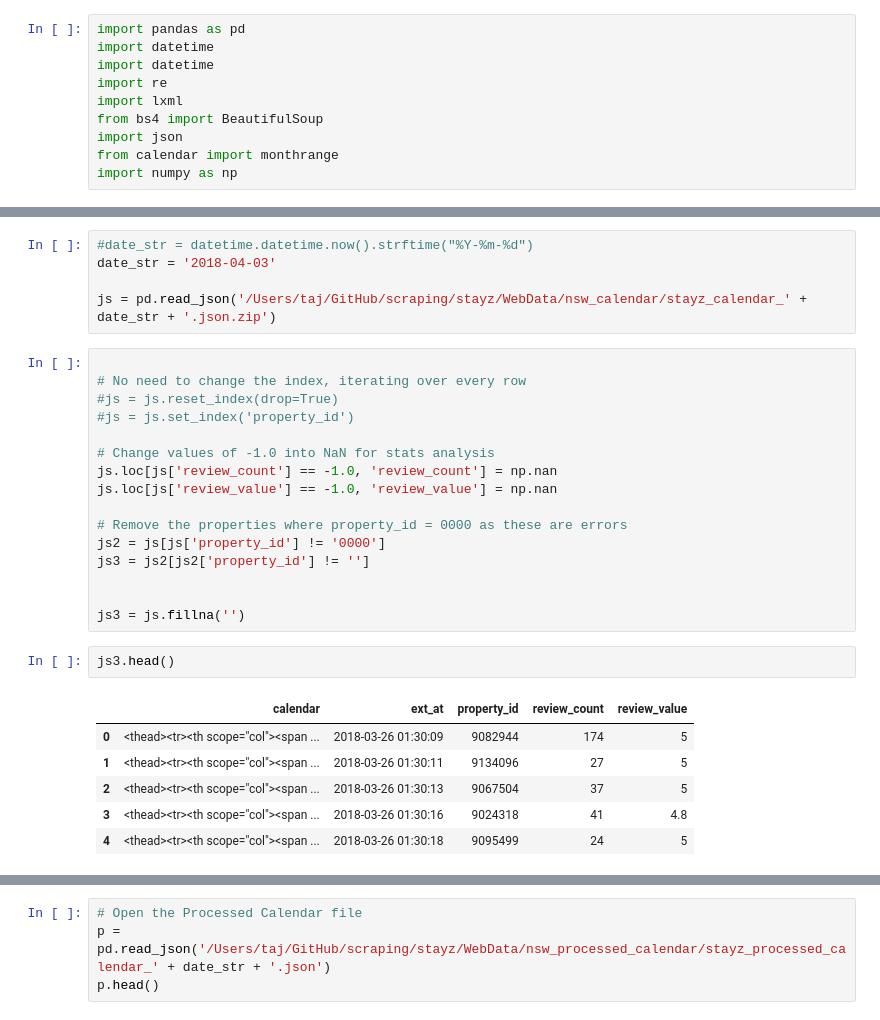
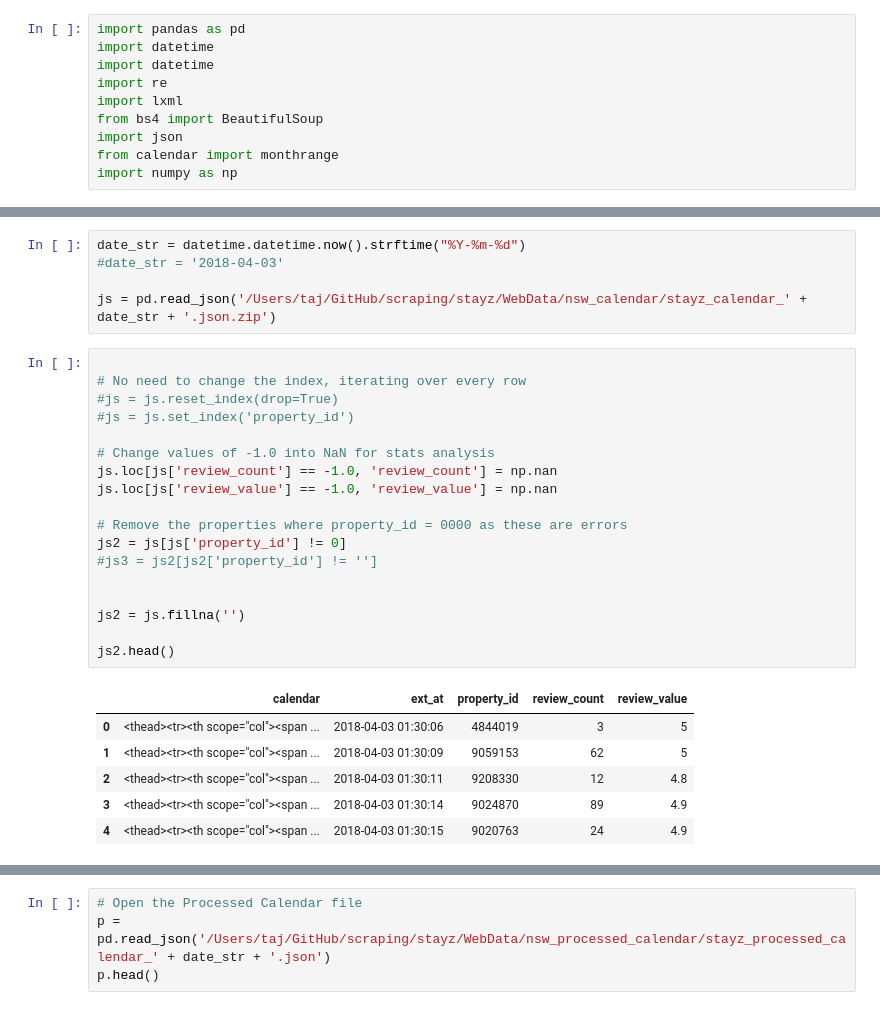
Before and after one commit to Mitoflyboy/scraping, a Jupyter notebook: stayz_analysis/Stayz_Calendar_Processing.ipynb, the cells around one changed output, grey strips where cells are left out. Drawn from its saved outputs; the diff is of its cells as text.

Commit message:
Updates for calendar calcs

```diff
--- a/stayz_analysis/Stayz_Calendar_Processing.ipynb
+++ b/stayz_analysis/Stayz_Calendar_Processing.ipynb
@@ -31,30 +31,30 @@ total 10491712
 # %%
-#date_str = datetime.datetime.now().strftime("%Y-%m-%d")
-date_str = '2018-04-03'
+date_str = datetime.datetime.now().strftime("%Y-%m-%d")
+#date_str = '2018-04-03'
 
 js = pd.read_json('/Users/taj/GitHub/scraping/stayz/WebData/nsw_calendar/stayz_calendar_' + date_str + '.json.zip')
 # %%
 
 # No need to change the index, iterating over every row
 #js = js.reset_index(drop=True)
 #js = js.set_index('property_id')
 
 # Change values of -1.0 into NaN for stats analysis
 js.loc[js['review_count'] == -1.0, 'review_count'] = np.nan
 js.loc[js['review_value'] == -1.0, 'review_value'] = np.nan
 
 # Remove the properties where property_id = 0000 as these are errors
-js2 = js[js['property_id'] != '0000']
-js3 = js2[js2['property_id'] != '']
+js2 = js[js['property_id'] != 0]
+#js3 = js2[js2['property_id'] != '']
 
 
-js3 = js.fillna('')
+js2 = js.fillna('')
+
+js2.head()
+# %% [output]
+|  | calendar | ext_at | property_id | review_count | review_value |
+| 0 | <thead><tr><th scope="col"><span ... | 2018-04-03 01:30:06 | 4844019 | 3 | 5 |
+| 1 | <thead><tr><th scope="col"><span ... | 2018-04-03 01:30:09 | 9059153 | 62 | 5 |
+| 2 | <thead><tr><th scope="col"><span ... | 2018-04-03 01:30:11 | 9208330 | 12 | 4.8 |
+| 3 | <thead><tr><th scope="col"><span ... | 2018-04-03 01:30:14 | 9024870 | 89 | 4.9 |
+| 4 | <thead><tr><th scope="col"><span ... | 2018-04-03 01:30:15 | 9020763 | 24 | 4.9 |
-# %%
-js3.head()
-# %% [output]
-|  | calendar | ext_at | property_id | review_count | review_value |
-| 0 | <thead><tr><th scope="col"><span ... | 2018-03-26 01:30:09 | 9082944 | 174 | 5 |
-| 1 | <thead><tr><th scope="col"><span ... | 2018-03-26 01:30:11 | 9134096 | 27 | 5 |
-| 2 | <thead><tr><th scope="col"><span ... | 2018-03-26 01:30:13 | 9067504 | 37 | 5 |
-| 3 | <thead><tr><th scope="col"><span ... | 2018-03-26 01:30:16 | 9024318 | 41 | 4.8 |
-| 4 | <thead><tr><th scope="col"><span ... | 2018-03-26 01:30:18 | 9095499 | 24 | 5 |
```
Also changed, not shown: parts of 5 cells of this notebook, 3 other files.
